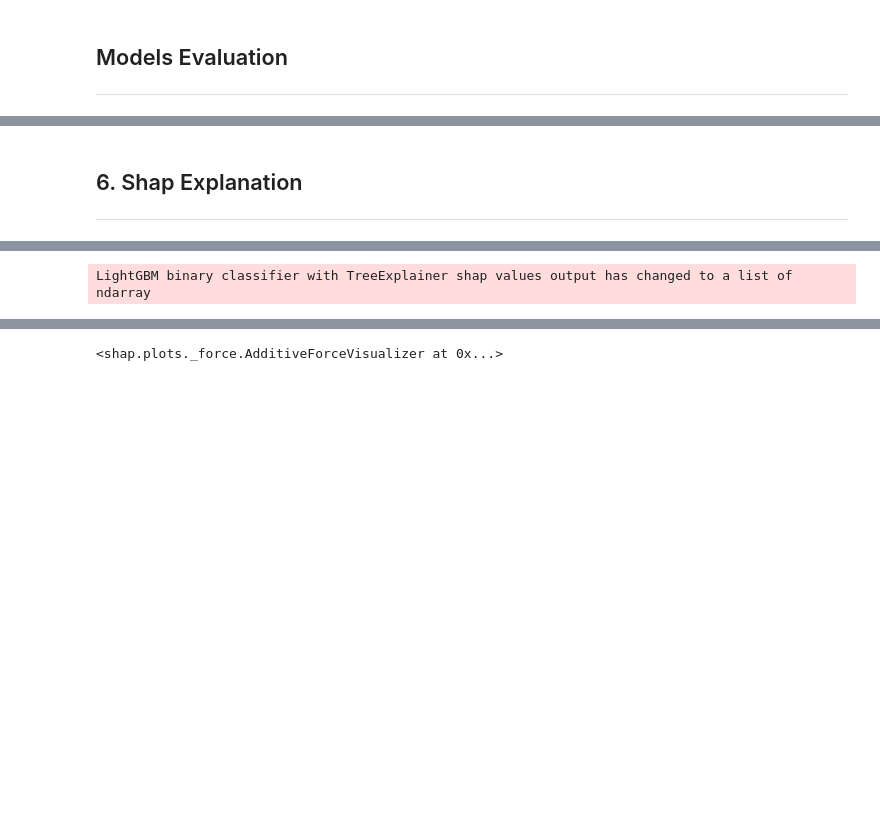
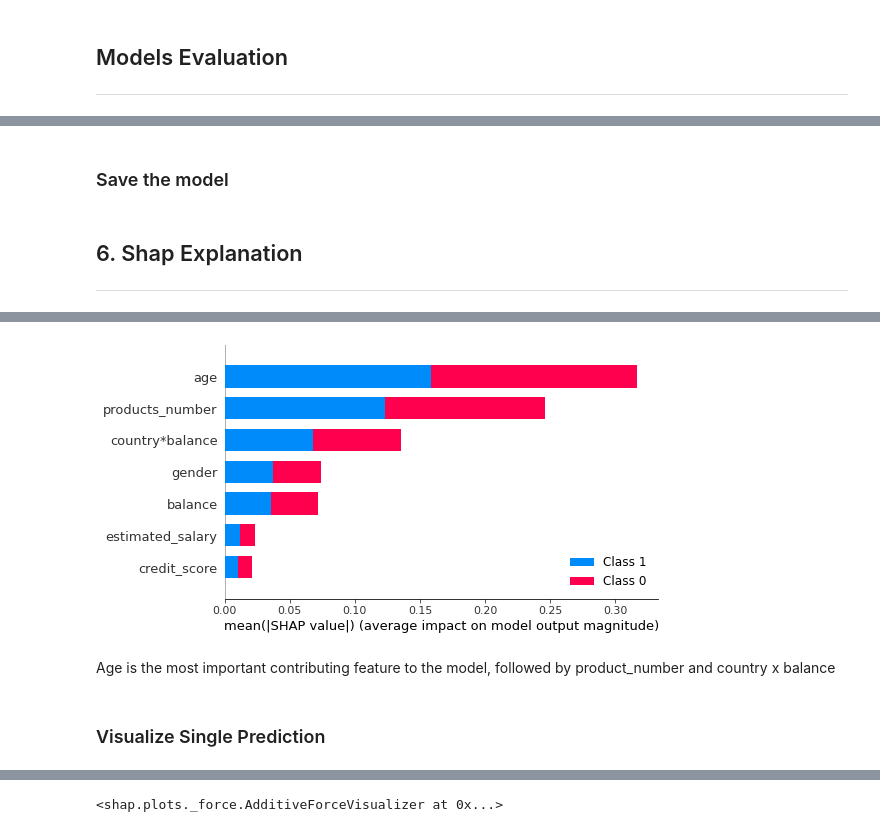
Before and after one commit to ngjance/bank_churn, a Jupyter notebook: Codes/Bank Customer Churn Prediction - 2_Preprocessing_and_Modeling.ipynb, the cells around one changed output, grey strips where cells are left out. Cells and saved outputs as stored; diff of their text form; code cells hidden in the pictures; blank space fills up the shorter version.

```diff
--- a/Codes/Bank Customer Churn Prediction - 2_Preprocessing_and_Modeling.ipynb
+++ b/Codes/Bank Customer Churn Prediction - 2_Preprocessing_and_Modeling.ipynb
@@ -668,7 +672,8 @@ lgb_params = {
 lgb_gs = GridSearchCV(
     models1['lightgbm'],
     param_grid=lgb_params,
-    scoring = 'precision',
+    scoring = ['recall','accuracy'],
+    refit='accuracy',
     cv = 5)
 
 lgb_gs.fit(X_train1_s, y_train1_s)
@@ -689,11 +702,11 @@ models_final = {
                                             random_state=s
                                            ),
     "SVC": SVC(C=2, decision_function_shape = 'ovo', degree = 1, gamma='auto', random_state=s),
-    "AdaBoost": AdaBoostClassifier(n_estimators=400,
+    "AdaBoost": AdaBoostClassifier(learning_rate=1, n_estimators=400,
                                   random_state=s
                                  ),
     "XGBoost": xgb.XGBClassifier(eta=0.3, gamma=0, max_depth=6, seed=s),
-    "lightgbm": lgb.LGBMClassifier(learning_rate=0.1, max_depth=5, n_estimators=400, num_leaves=25, random_state=s)
+    "lightgbm": lgb.LGBMClassifier(learning_rate=0.1, max_depth=-1, n_estimators=300, num_leaves=31, random_state=s)
 }
 # %%
 for name, model in models_final.items():
@@ -712,6 +725,10 @@ for name, model in models_final.items():
     print(f"{name} precision_train_score: {precision_score(y_train1_s, y_pred_train1)}\n\
     {name} precision_test_score: {precision_score(y_test1, y_pred_test1)}\n")
 
+    #recall_score
+    print(f"{name} recall_train_score: {recall_score(y_train1_s, y_pred_train1)}\n\
+    {name} recall_test_score: {recall_score(y_test1, y_pred_test1)}\n")
+
     #F1 score
     print(f"{name} f1_score_train: {f1_score(y_train1_s, y_pred_train1)}\n\
     {name} f1_score_test: {f1_score(y_test1, y_pred_test1)}\n")
@@ -808,6 +844,11 @@ Since LightGBM give the highest precision, we will deploy LightGBM as our final
 ---
 # %%
-model_clf = lgb.LGBMClassifier(learning_rate=0.1, max_depth=5, n_estimators=400, num_leaves=25, random_state=s)
+model_clf = RandomForestClassifier(ccp_alpha=0.001,
+                                            criterion='entropy',
+                                            max_depth=30,
+                                            n_estimators= 300,
+                                            random_state=s
+                                           )
 # %%
 #acurracy sccore
 model_clf.fit(X_train1_s, y_train1_s)
@@ -855,0 +912,2 @@ f1_score_test: 0.5932885906040268
+# %% [markdown]
+### Save the model
@@ -867,4 +936,0 @@ explainer = shap.TreeExplainer(model_clf)
-# %%
-shap_values = explainer.shap_values(X_test1_s)
-# %% [output]
-LightGBM binary classifier with TreeExplainer shap values output has changed to a list of ndarray
@@ -870,0 +941,8 @@ LightGBM binary classifier with TreeExplainer shap values output has changed to
+# %%
+shap.summary_plot(shap_values, X_test1, plot_type="bar")
+# %% [output]
+[figure, added]
+# %% [markdown]
+Age is the most important contributing feature to the model, followed by product_number and country x balance
+# %% [markdown]
+### Visualize Single Prediction
```
Also changed, not shown: parts of 45 cells of this notebook, 1 other file.
